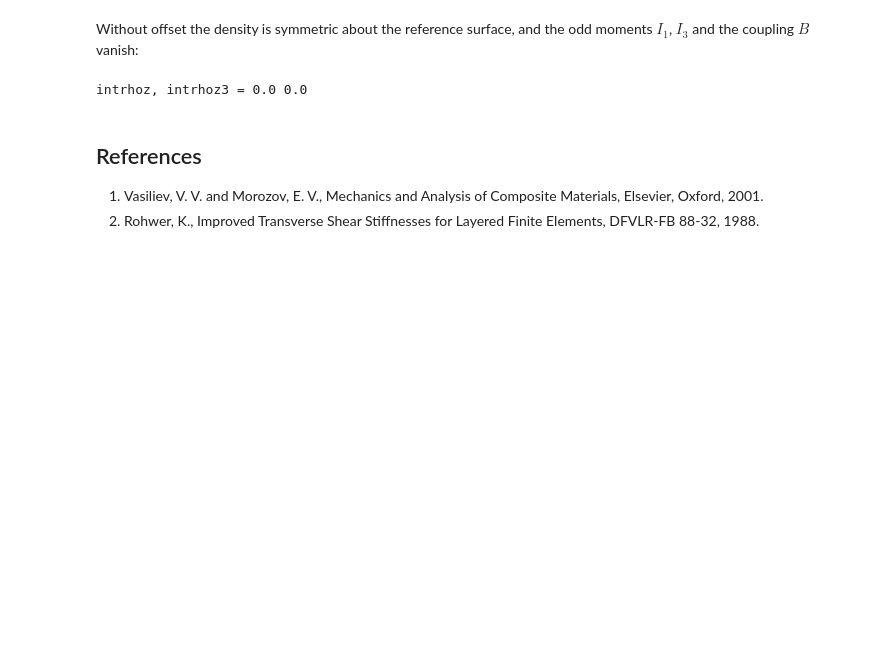
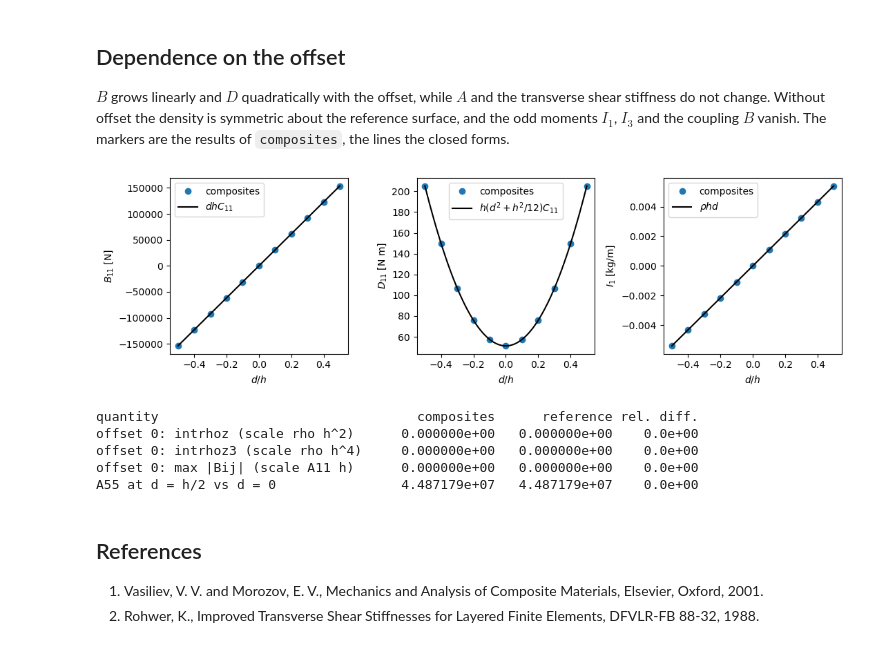
Before and after one commit to saullocastro/composites, a Jupyter notebook: notebooks/ex_isotropic_offset.ipynb, the cells around one changed output. Drawn from its saved outputs; the diff is of its cells as text; code cells hidden in the pictures; blank space fills up the shorter version.

```diff
--- a/notebooks/ex_isotropic_offset.ipynb
+++ b/notebooks/ex_isotropic_offset.ipynb
@@ -117,15 +155,48 @@ intrhoz6 = 1.035457e-17, closed form 1.035457e-17
 # %% [markdown]
-Without offset the density is symmetric about the reference surface, and the
-odd moments $I_1$, $I_3$ and the coupling $B$ vanish:
+## Dependence on the offset
+
+$B$ grows linearly and $D$ quadratically with the offset, while $A$ and the
+transverse shear stiffness do not change. Without offset the density is
+symmetric about the reference surface, and the odd moments $I_1$, $I_3$ and
+the coupling $B$ vanish. The markers are the results of `composites`, the
+lines the closed forms.
-# %%
-# without offset the odd moments vanish
-lam0 = isotropic_plate(thickness=h, E=E, nu=nu, rho=rho)
-assert abs(lam0.intrhoz) < 1e-15*rho*h**2
-assert abs(lam0.intrhoz3) < 1e-15*rho*h**4
-assert np.allclose(lam0.B, 0, atol=atol*h**2)
-print('intrhoz, intrhoz3 =', lam0.intrhoz, lam0.intrhoz3)
-# %% [output]
-intrhoz, intrhoz3 = 0.0 0.0
+# %%
+offsets = np.linspace(-h/2, h/2, 11)
+lams = [isotropic_plate(thickness=h, E=E, nu=nu, offset=di, rho=rho)
+        for di in offsets]
+dd = np.linspace(-h/2, h/2, 101)
+fig, ax = plt.subplots(1, 3, figsize=(11, 3.3))
+ax[0].plot(offsets/h, [l.B11 for l in lams], 'o', label='composites')
+ax[0].plot(dd/h, dd*h*C[0, 0], 'k-', label='$d h C_{11}$')
+ax[0].set_ylabel('$B_{11}$ [N]')
+ax[1].plot(offsets/h, [l.D11 for l in lams], 'o', label='composites')
+ax[1].plot(dd/h, h*(dd**2 + h**2/12)*C[0, 0], 'k-',
+           label='$h (d^2 + h^2/12) C_{11}$')
+ax[1].set_ylabel('$D_{11}$ [N m]')
+ax[2].plot(offsets/h, [l.intrhoz for l in lams], 'o', label='composites')
+ax[2].plot(dd/h, rho*h*dd, 'k-', label=r'$\rho h d$')
+ax[2].set_ylabel(r'$I_1$ [kg/m]')
+for a in ax:
+    a.set_xlabel('$d/h$')
+    a.legend()
+fig.tight_layout()
+plt.show()
+
+lam0 = isotropic_plate(thickness=h, E=E, nu=nu, rho=rho)
+print_table([
+    ('offset 0: intrhoz (scale rho h^2)', lam0.intrhoz, 0., rho*h**2),
+    ('offset 0: intrhoz3 (scale rho h^4)', lam0.intrhoz3, 0., rho*h**4),
+    ('offset 0: max |Bij| (scale A11 h)', np.abs(lam0.B).max(), 0.,
+     lam0.A11*h),
+    ('A55 at d = h/2 vs d = 0', lams[-1].A55, lam0.A55),
+])
+# %% [output]
+[figure, added]
+quantity                                 composites      reference rel. diff.
+offset 0: intrhoz (scale rho h^2)      0.000000e+00   0.000000e+00    0.0e+00
+offset 0: intrhoz3 (scale rho h^4)     0.000000e+00   0.000000e+00    0.0e+00
+offset 0: max |Bij| (scale A11 h)      0.000000e+00   0.000000e+00    0.0e+00
+A55 at d = h/2 vs d = 0                4.487179e+07   4.487179e+07    0.0e+00
 # %% [markdown]
 ## References
 
```
Also changed, not shown: parts of 8 cells of this notebook, 8 other files.
